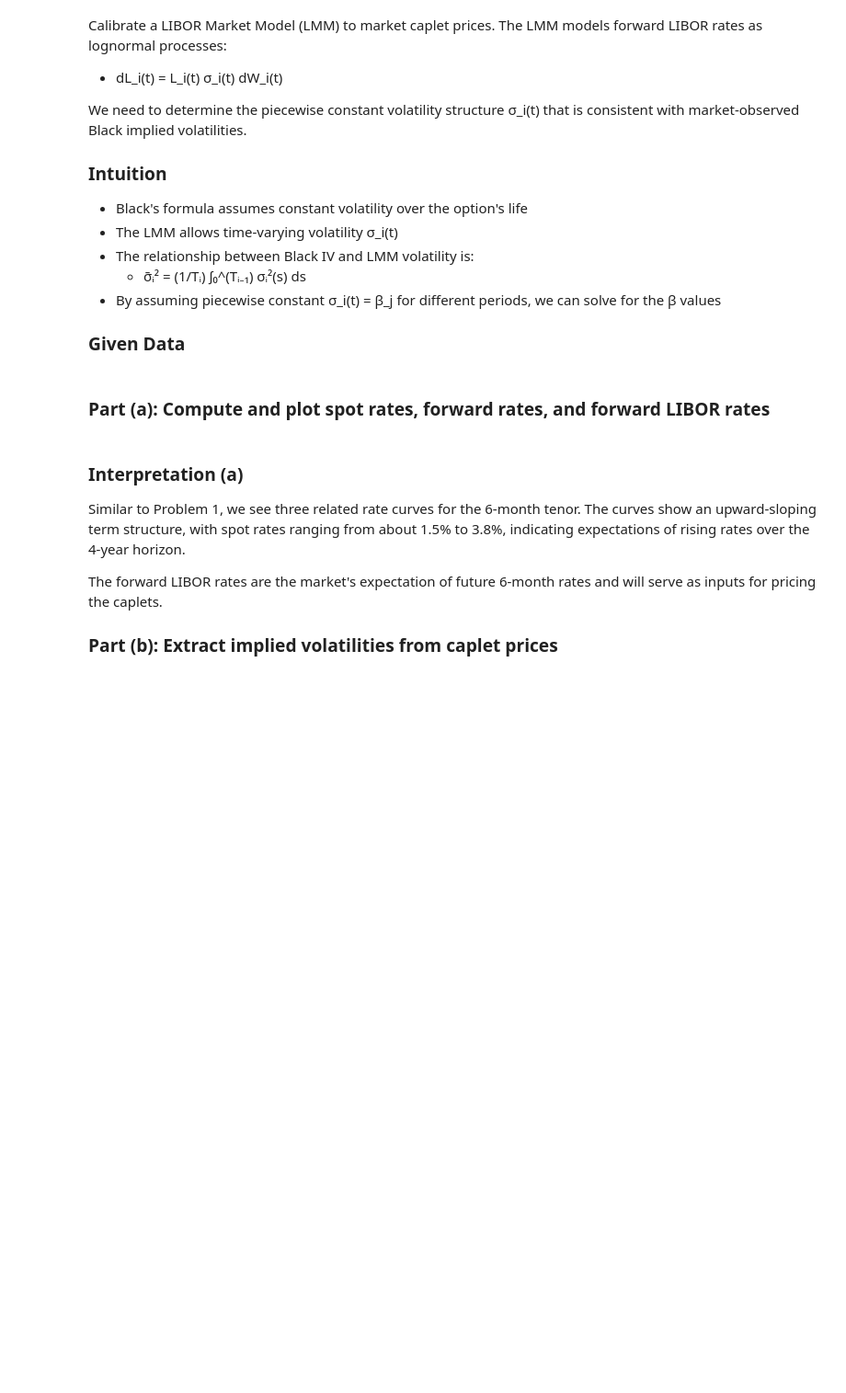
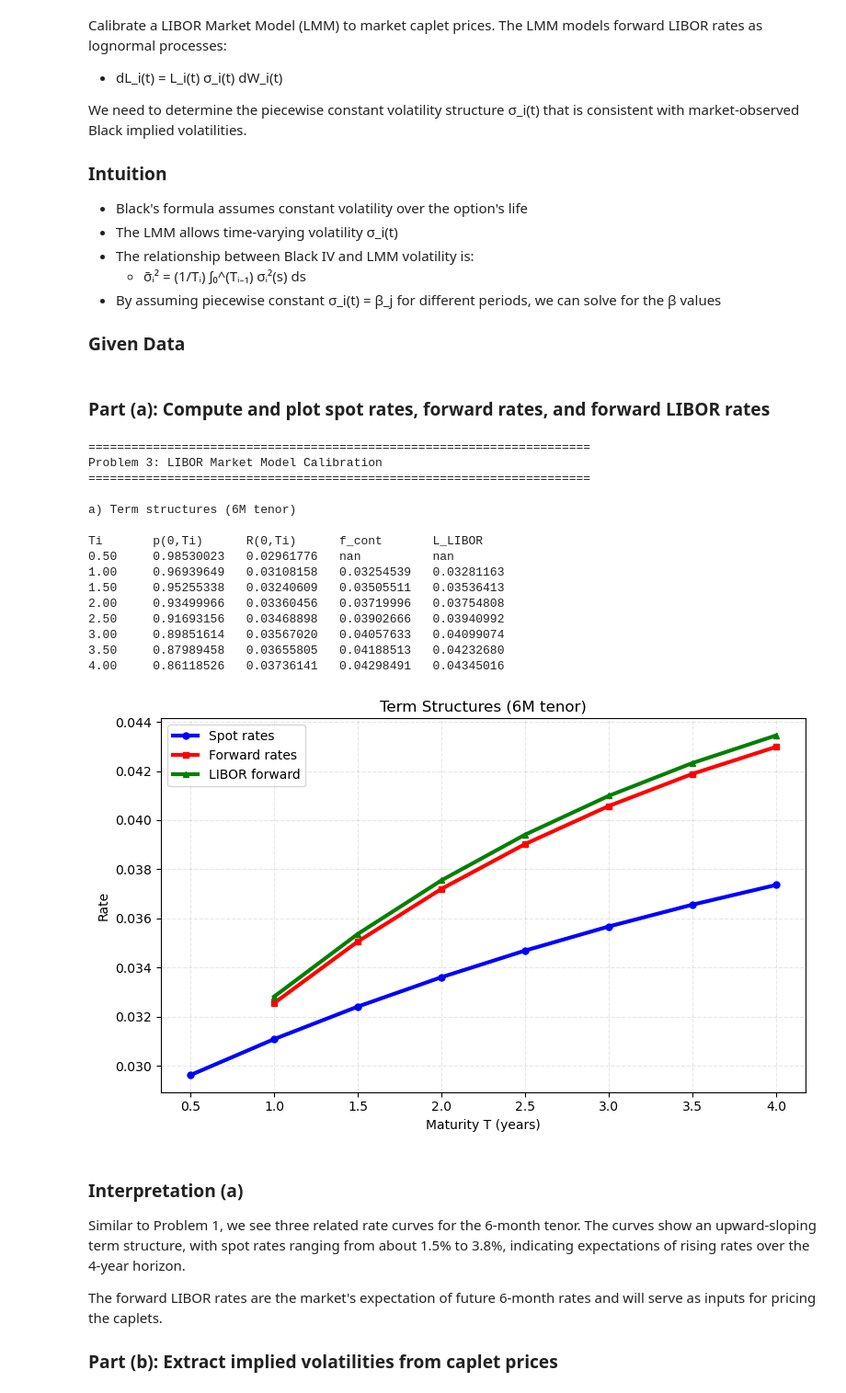
Before and after one commit to oliviarytter/FixedIncomeCO, a Jupyter notebook: Problem sets/PS10/problem_set_week_10_solution.ipynb, the cells around one changed output. Shown at 92% size. Saved outputs shown, nothing was run; the diff lists cells and outputs as text; code cells hidden in the pictures; blank space fills up the shorter version.

```diff
--- a/Problem sets/PS10/problem_set_week_10_solution.ipynb
+++ b/Problem sets/PS10/problem_set_week_10_solution.ipynb
@@ -402,3 +449,59 @@ plt.show()
+# %%
+
+# Data
+T = np.array([0.50, 1.0, 1.5, 2.0, 2.50, 3.0, 3.5, 4.0])
+C = np.array([0.0, 0.00062138, 0.00193406, 0.00329997, 0.00462232,
+              0.00588119, 0.00707032, 0.00818548])
+p = np.array([0.98530023, 0.96939649, 0.95255338, 0.93499966,
+              0.91693156, 0.89851614, 0.87989458, 0.86118526])
+
+strike = 0.035
+alpha = 0.5  # 6M
+
+print("="*70)
+print("Problem 3: LIBOR Market Model Calibration")
+print("="*70)
+
+# Part a) Spot rates, forward rates, LIBOR rates
+print("\na) Term structures (6M tenor)")
+
+R = fid.spot_rates_from_zcb_prices(T, p, method="continuous")
+f_cont = fid.forward_rates_from_zcb_prices(T, p, horizon=1, method="continuous")
+L_libor = fid.forward_rates_from_zcb_prices(T, p, horizon=1, method="simple")
+
+print(f"\n{'Ti':<8} {'p(0,Ti)':<12} {'R(0,Ti)':<12} {'f_cont':<12} {'L_LIBOR':<12}")
+for i in range(len(T)):
+    print(f"{T[i]:<8.2f} {p[i]:<12.8f} {R[i]:<12.8f} {f_cont[i]:<12.8f} {L_libor[i]:<12.8f}")
+
+# Plot
+fig, ax = plt.subplots(figsize=(8, 5))
+ax.plot(T, R, 'b-', linewidth=3, marker='o', markersize=5, label='Spot rates')
+ax.plot(T, f_cont, 'r-', linewidth=3, marker='s', markersize=5, label='Forward rates')
+ax.plot(T, L_libor, 'g-', linewidth=3, marker='^', markersize=5, label='LIBOR forward')
+ax.set_xlabel('Maturity T (years)')
+ax.set_ylabel('Rate')
+ax.set_title('Term Structures (6M tenor)')
+ax.legend()
+ax.grid(True, linestyle='--', alpha=0.3)
+plt.tight_layout()
+plt.show()
+# %% [output]
+======================================================================
+Problem 3: LIBOR Market Model Calibration
+======================================================================
+
+a) Term structures (6M tenor)
+
+Ti       p(0,Ti)      R(0,Ti)      f_cont       L_LIBOR
+0.50     0.98530023   0.02961776   nan          nan
+1.00     0.96939649   0.03108158   0.03254539   0.03281163
+1.50     0.95255338   0.03240609   0.03505511   0.03536413
+2.00     0.93499966   0.03360456   0.03719996   0.03754808
+2.50     0.91693156   0.03468898   0.03902666   0.03940992
+3.00     0.89851614   0.03567020   0.04057633   0.04099074
+3.50     0.87989458   0.03655805   0.04188513   0.04232680
+4.00     0.86118526   0.03736141   0.04298491   0.04345016
+[figure, added]
 # %% [markdown]
 ### Interpretation (a)
 Similar to Problem 1, we see three related rate curves for the 6-month tenor. The curves show an upward-sloping term structure, with spot rates ranging from about 1.5% to 3.8%, indicating expectations of rising rates over the 4-year horizon.
```
Also changed, not shown: parts of 14 cells of this notebook, 2 other files.
